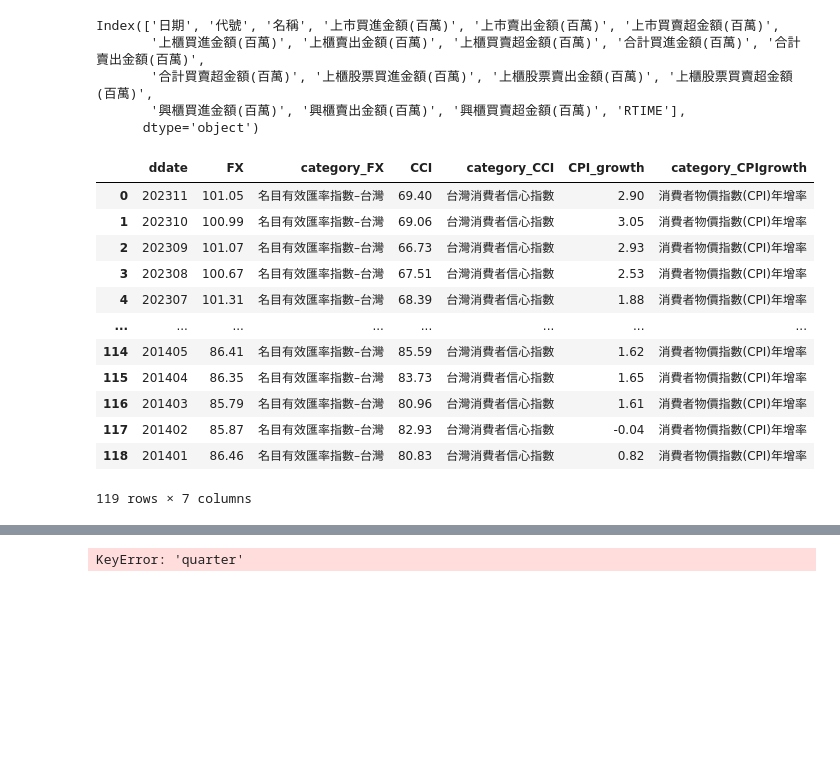
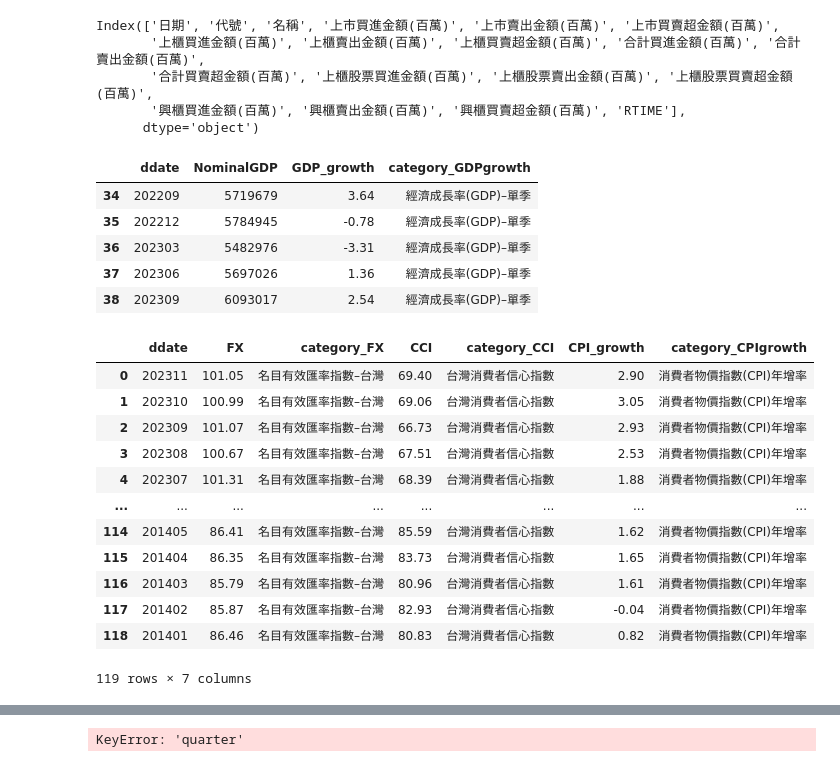
Before and after one commit to Carolyehhh/revenue-prediction, a Jupyter notebook: GDP_train.ipynb, the cells around one changed output, grey strips where cells are left out. Drawn from its saved outputs; the diff is of its cells as text; code cells hidden in the pictures; blank space fills up the shorter version.

```diff
--- a/GDP_train.ipynb
+++ b/GDP_train.ipynb
@@ -117,23 +117,34 @@ MergedMacroData = reduce(lambda left, right: pd.merge(left, right, on='ddate', h
 MergedMacroData.columns = ['ddate', 'FX', 'category_FX', 'CCI',
                           'category_CCI', 'CPI_growth', 'category_CPIgrowth']
 
-display(MergedMacroData)
-
+#display(MergedMacroData)
 # FX-Foriegn-exchange rate
 # CCI-台灣消費者信心指數
-# %% [output]
-|  | ddate | FX | category_FX | CCI | category_CCI | CPI_growth | category_CPIgrowth |
-| 0 | 202311 | 101.05 | 名目有效匯率指數–台灣 | 69.40 | 台灣消費者信心指數 | 2.90 | 消費者物價指數(CPI)年增率 |
-| 1 | 202310 | 100.99 | 名目有效匯率指數–台灣 | 69.06 | 台灣消費者信心指數 | 3.05 | 消費者物價指數(CPI)年增率 |
-| 2 | 202309 | 101.07 | 名目有效匯率指數–台灣 | 66.73 | 台灣消費者信心指數 | 2.93 | 消費者物價指數(CPI)年增率 |
-| 3 | 202308 | 100.67 | 名目有效匯率指數–台灣 | 67.51 | 台灣消費者信心指數 | 2.53 | 消費者物價指數(CPI)年增率 |
-| 4 | 202307 | 101.31 | 名目有效匯率指數–台灣 | 68.39 | 台灣消費者信心指數 | 1.88 | 消費者物價指數(CPI)年增率 |
-| ... | ... | ... | ... | ... | ... | ... | ... |
-| 114 | 201405 | 86.41 | 名目有效匯率指數–台灣 | 85.59 | 台灣消費者信心指數 | 1.62 | 消費者物價指數(CPI)年增率 |
-| 115 | 201404 | 86.35 | 名目有效匯率指數–台灣 | 83.73 | 台灣消費者信心指數 | 1.65 | 消費者物價指數(CPI)年增率 |
-| 116 | 201403 | 85.79 | 名目有效匯率指數–台灣 | 80.96 | 台灣消費者信心指數 | 1.61 | 消費者物價指數(CPI)年增率 |
-| 117 | 201402 | 85.87 | 名目有效匯率指數–台灣 | 82.93 | 台灣消費者信心指數 | -0.04 | 消費者物價指數(CPI)年增率 |
-| 118 | 201401 | 86.46 | 名目有效匯率指數–台灣 | 80.83 | 台灣消費者信心指數 | 0.82 | 消費者物價指數(CPI)年增率 |
-119 rows × 7 columns
+# %%
+GDP_quarterly.tail()
+#GDP_quarterly[GDP_quarterly['ddate']==202303]
+# %% [output]
+|  | ddate | NominalGDP | GDP_growth | category_GDPgrowth |
+| 34 | 202209 | 5719679 | 3.64 | 經濟成長率(GDP)–單季 |
+| 35 | 202212 | 5784945 | -0.78 | 經濟成長率(GDP)–單季 |
+| 36 | 202303 | 5482976 | -3.31 | 經濟成長率(GDP)–單季 |
+| 37 | 202306 | 5697026 | 1.36 | 經濟成長率(GDP)–單季 |
+| 38 | 202309 | 6093017 | 2.54 | 經濟成長率(GDP)–單季 |
+# %%
+MergedMacroData
+# %% [output]
+|  | ddate | FX | category_FX | CCI | category_CCI | CPI_growth | category_CPIgrowth |
+| 0 | 202311 | 101.05 | 名目有效匯率指數–台灣 | 69.40 | 台灣消費者信心指數 | 2.90 | 消費者物價指數(CPI)年增率 |
+| 1 | 202310 | 100.99 | 名目有效匯率指數–台灣 | 69.06 | 台灣消費者信心指數 | 3.05 | 消費者物價指數(CPI)年增率 |
+| 2 | 202309 | 101.07 | 名目有效匯率指數–台灣 | 66.73 | 台灣消費者信心指數 | 2.93 | 消費者物價指數(CPI)年增率 |
+| 3 | 202308 | 100.67 | 名目有效匯率指數–台灣 | 67.51 | 台灣消費者信心指數 | 2.53 | 消費者物價指數(CPI)年增率 |
+| 4 | 202307 | 101.31 | 名目有效匯率指數–台灣 | 68.39 | 台灣消費者信心指數 | 1.88 | 消費者物價指數(CPI)年增率 |
+| ... | ... | ... | ... | ... | ... | ... | ... |
+| 114 | 201405 | 86.41 | 名目有效匯率指數–台灣 | 85.59 | 台灣消費者信心指數 | 1.62 | 消費者物價指數(CPI)年增率 |
+| 115 | 201404 | 86.35 | 名目有效匯率指數–台灣 | 83.73 | 台灣消費者信心指數 | 1.65 | 消費者物價指數(CPI)年增率 |
+| 116 | 201403 | 85.79 | 名目有效匯率指數–台灣 | 80.96 | 台灣消費者信心指數 | 1.61 | 消費者物價指數(CPI)年增率 |
+| 117 | 201402 | 85.87 | 名目有效匯率指數–台灣 | 82.93 | 台灣消費者信心指數 | -0.04 | 消費者物價指數(CPI)年增率 |
+| 118 | 201401 | 86.46 | 名目有效匯率指數–台灣 | 80.83 | 台灣消費者信心指數 | 0.82 | 消費者物價指數(CPI)年增率 |
+119 rows × 7 columns
 # %%
 MergedMacroData = pd.merge(MergedMacroData, GDP_quarterly, on='ddate', how='left')
```
Also changed, not shown: parts of 4 cells of this notebook.
